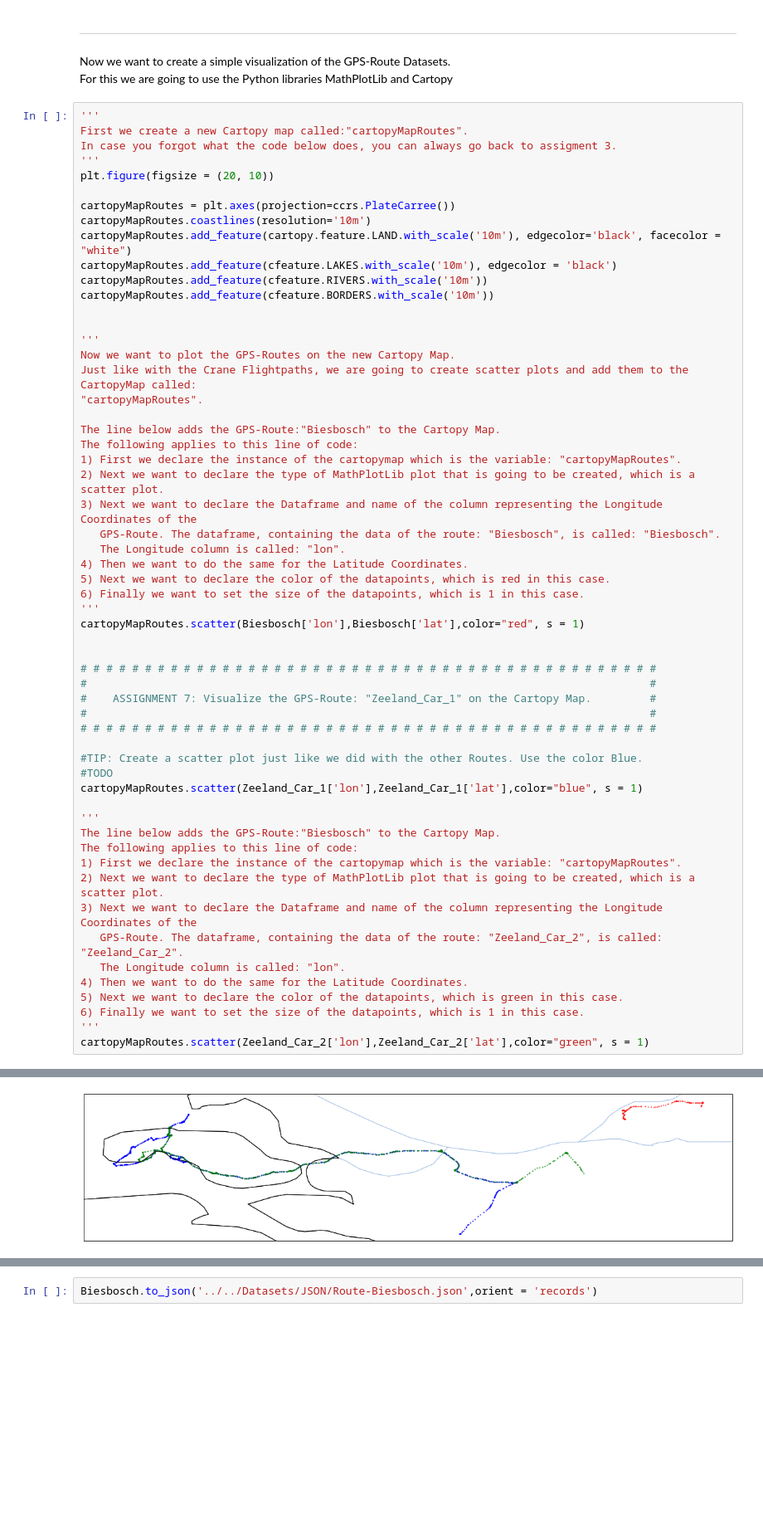
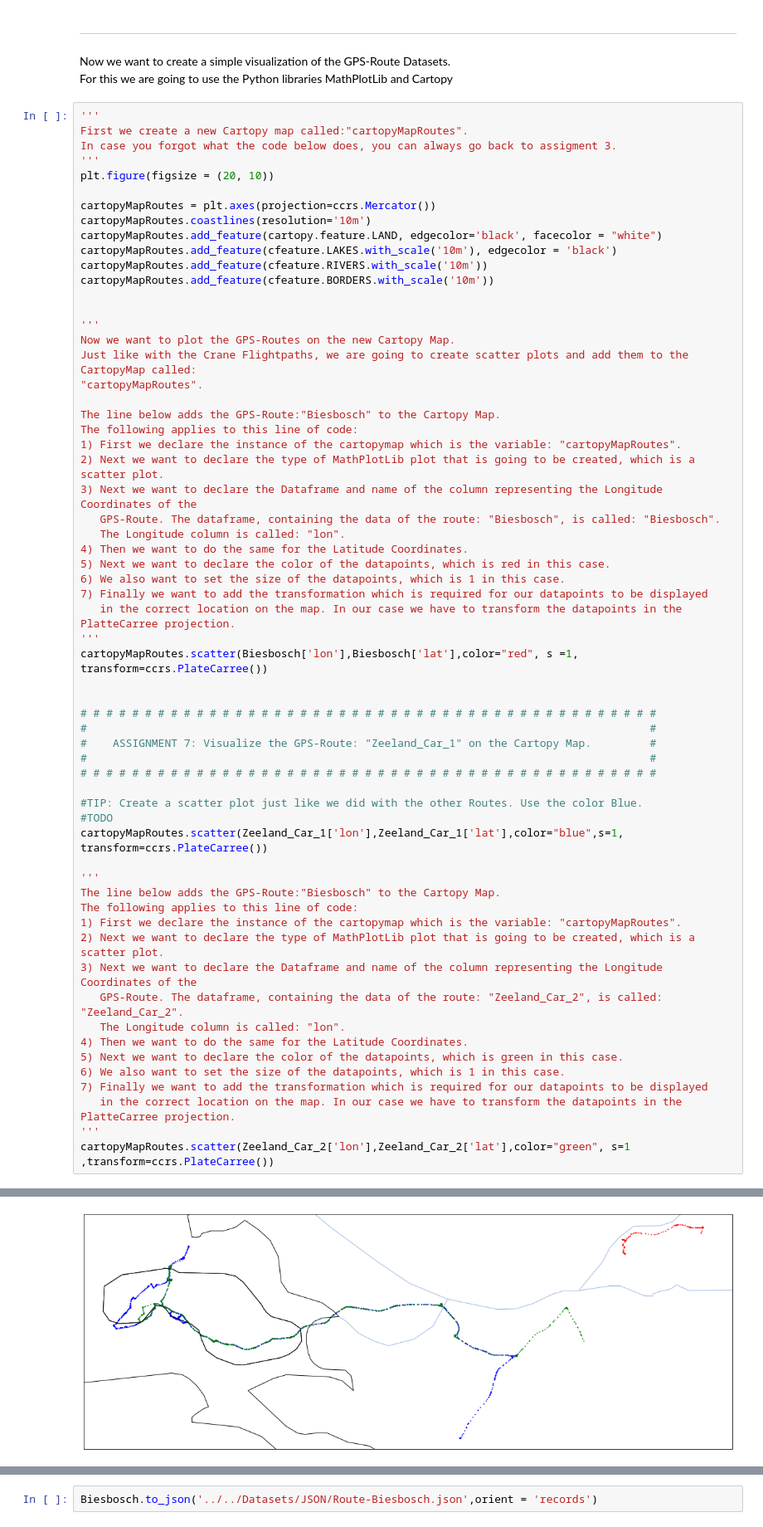
Before and after one commit to The-GeoStack-Project/GeoStack-Workshop, a Jupyter notebook: Geostack-Workshop-Content/Part-1-Data-processing/Notebooks/Solution/Solution-Data-processing.ipynb, the cells around one changed output, grey strips where cells are left out. Shown: that part at 83% size. Cells and saved outputs as stored; diff of their text form; blank space fills up the shorter version.

```diff
--- a/Geostack-Workshop-Content/Part-1-Data-processing/Notebooks/Solution/Solution-Data-processing.ipynb
+++ b/Geostack-Workshop-Content/Part-1-Data-processing/Notebooks/Solution/Solution-Data-processing.ipynb
@@ -458,9 +558,9 @@ In case you forgot what the code below does, you can always go back to assigment
 '''
 plt.figure(figsize = (20, 10))
 
-cartopyMapRoutes = plt.axes(projection=ccrs.PlateCarree())
+cartopyMapRoutes = plt.axes(projection=ccrs.Mercator())
 cartopyMapRoutes.coastlines(resolution='10m')
-cartopyMapRoutes.add_feature(cartopy.feature.LAND.with_scale('10m'), edgecolor='black', facecolor = "white")
+cartopyMapRoutes.add_feature(cartopy.feature.LAND, edgecolor='black', facecolor = "white")
 cartopyMapRoutes.add_feature(cfeature.LAKES.with_scale('10m'), edgecolor = 'black')
 cartopyMapRoutes.add_feature(cfeature.RIVERS.with_scale('10m'))
 cartopyMapRoutes.add_feature(cfeature.BORDERS.with_scale('10m'))
@@ -478,39 +578,43 @@ The following applies to this line of code:
 3) Next we want to declare the Dataframe and name of the column representing the Longitude Coordinates of the
    GPS-Route. The dataframe, containing the data of the route: "Biesbosch", is called: "Biesbosch".
    The Longitude column is called: "lon".
 4) Then we want to do the same for the Latitude Coordinates.
 5) Next we want to declare the color of the datapoints, which is red in this case.
-6) Finally we want to set the size of the datapoints, which is 1 in this case.
+6) We also want to set the size of the datapoints, which is 1 in this case.
+7) Finally we want to add the transformation which is required for our datapoints to be displayed
+   in the correct location on the map. In our case we have to transform the datapoints in the PlatteCarree projection.
 '''
-cartopyMapRoutes.scatter(Biesbosch['lon'],Biesbosch['lat'],color="red", s = 1)
+cartopyMapRoutes.scatter(Biesbosch['lon'],Biesbosch['lat'],color="red", s =1, transform=ccrs.PlateCarree())
 
 
 # # # # # # # # # # # # # # # # # # # # # # # # # # # # # # # # # # # # # # # # # # # # #
 #                                                                                       #
 #    ASSIGNMENT 7: Visualize the GPS-Route: "Zeeland_Car_1" on the Cartopy Map.         #
 #                                                                                       #
 # # # # # # # # # # # # # # # # # # # # # # # # # # # # # # # # # # # # # # # # # # # # #
 
 #TIP: Create a scatter plot just like we did with the other Routes. Use the color Blue.
 #TODO
-cartopyMapRoutes.scatter(Zeeland_Car_1['lon'],Zeeland_Car_1['lat'],color="blue", s = 1)
+cartopyMapRoutes.scatter(Zeeland_Car_1['lon'],Zeeland_Car_1['lat'],color="blue",s=1, transform=ccrs.PlateCarree())
 
 '''
 The line below adds the GPS-Route:"Biesbosch" to the Cartopy Map.
 The following applies to this line of code:
 1) First we declare the instance of the cartopymap which is the variable: "cartopyMapRoutes".
 2) Next we want to declare the type of MathPlotLib plot that is going to be created, which is a scatter plot.
 3) Next we want to declare the Dataframe and name of the column representing the Longitude Coordinates of the
    GPS-Route. The dataframe, containing the data of the route: "Zeeland_Car_2", is called: "Zeeland_Car_2".
    The Longitude column is called: "lon".
 4) Then we want to do the same for the Latitude Coordinates.
 5) Next we want to declare the color of the datapoints, which is green in this case.
-6) Finally we want to set the size of the datapoints, which is 1 in this case.
+6) We also want to set the size of the datapoints, which is 1 in this case.
+7) Finally we want to add the transformation which is required for our datapoints to be displayed
+   in the correct location on the map. In our case we have to transform the datapoints in the PlatteCarree projection.
 '''
-cartopyMapRoutes.scatter(Zeeland_Car_2['lon'],Zeeland_Car_2['lat'],color="green", s = 1)
+cartopyMapRoutes.scatter(Zeeland_Car_2['lon'],Zeeland_Car_2['lat'],color="green", s=1 ,transform=ccrs.PlateCarree())
 # %% [output]
 <matplotlib.collections.PathCollection at 0x...>
-[figure, old version]
+[figure, new version]
 # %% [markdown]
 ---
 Now that we know what the Routes of the GPS-Routes look like, we want to export the Dataframes to the JSON
```
Also changed, not shown: parts of 7 cells of this notebook, 1 other file.
